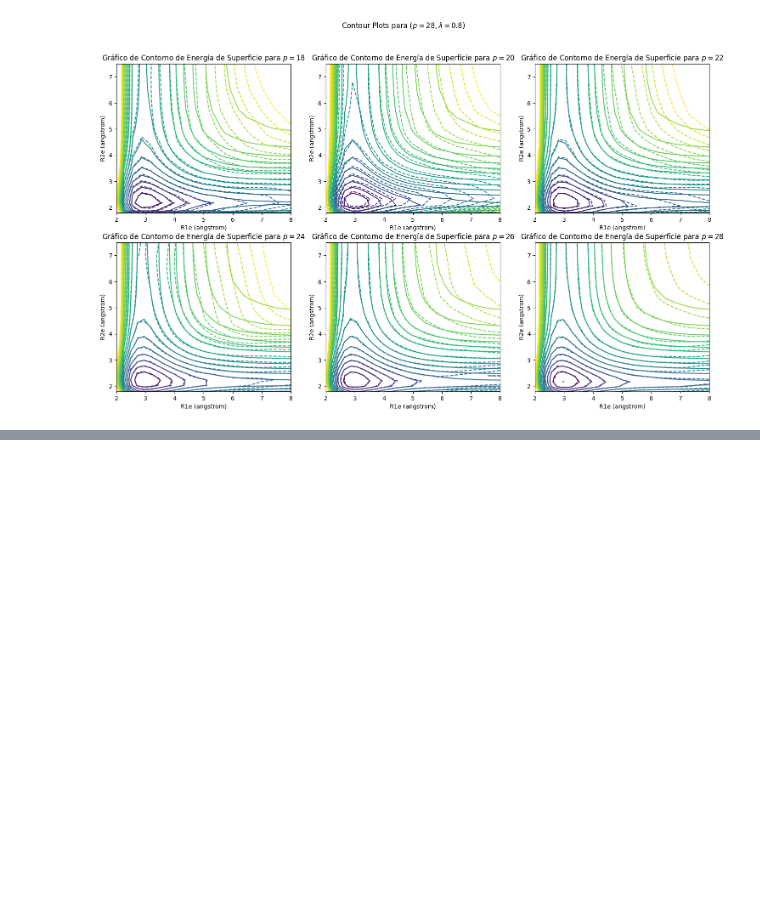
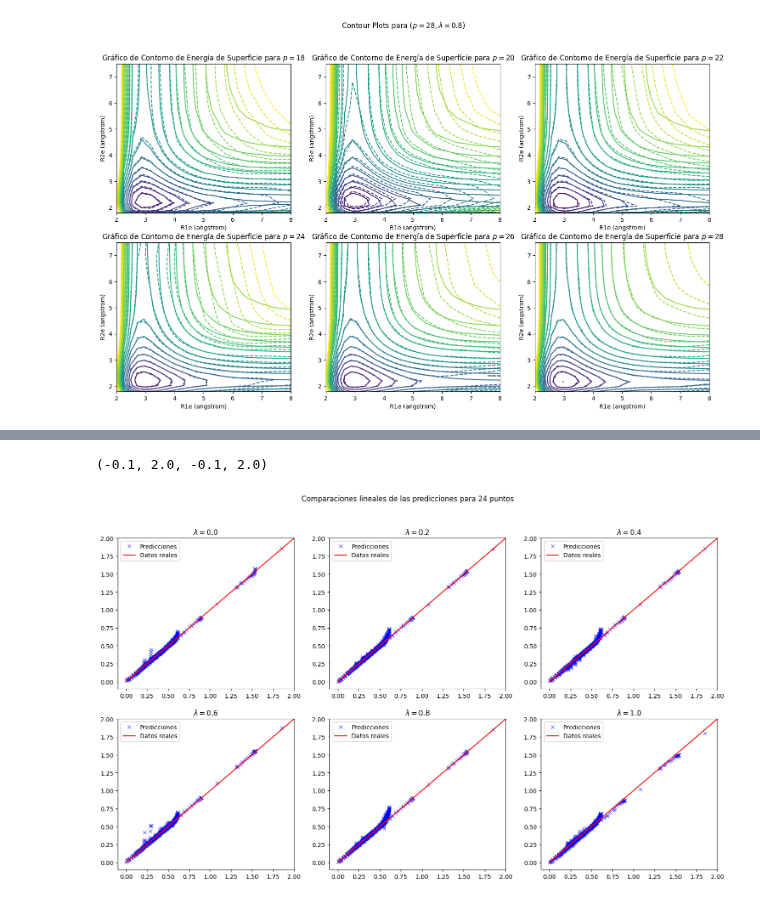
Before and after one commit to AstroDolan/ML-team, a Jupyter notebook: PINN-Thesis/Lambda-Testing/Points/Plot-PINN-Testing.ipynb, the cells around one changed output, grey strips where cells are left out. Saved outputs shown, nothing was run; the diff lists cells and outputs as text; code cells hidden in the pictures; blank space fills up the shorter version.

```diff
--- a/PINN-Thesis/Lambda-Testing/Points/Plot-PINN-Testing.ipynb
+++ b/PINN-Thesis/Lambda-Testing/Points/Plot-PINN-Testing.ipynb
@@ -431,0 +473,44 @@ ax6.axis([-0.1,2,-0.1,2])
+# %%
+l00p24 = np.load('TrainPREDS_Lambda0.0_Pts24.npy')
+l02p24 = np.load('TrainPREDS_Lambda0.2_Pts24.npy')
+l04p24 = np.load('TrainPREDS_Lambda0.4_Pts24.npy')
+l06p24 = np.load('TrainPREDS_Lambda0.6_Pts24.npy')
+l08p24 = np.load('TrainPREDS_Lambda0.8_Pts24.npy')
+l10p24 = np.load('TrainPREDS_Lambda1.0_Pts24.npy')
+
+fig, ((ax1, ax2, ax3), (ax4, ax5, ax6)) = plt.subplots(2,3, figsize=(18, 10))
+fig.suptitle('Comparaciones lineales de las predicciones para 24 puntos')
+
+ax1.plot(l00p24[0,:], l00p24[1,:],'x', label="Predicciones", color='blue', alpha=0.6)
+ax1.plot(l00p24[0,:], l00p24[0,:], color='red', label='Datos reales')
+ax1.legend()
+ax1.set_title("$\lambda=0.0$")
+ax1.axis([-0.1,2,-0.1,2])
+ax2.plot(l02p24[0,:], l02p24[1,:],'x', label="Predicciones", color='blue', alpha=0.6)
+ax2.plot(l02p24[0,:], l02p24[0,:], color='red', label='Datos reales')
+ax2.legend()
+ax2.set_title("$\lambda=0.2$")
+ax2.axis([-0.1,2,-0.1,2])
+ax3.plot(l04p24[0,:], l04p24[1,:],'x', label="Predicciones", color='blue', alpha=0.6)
+ax3.plot(l04p24[0,:], l04p24[0,:], color='red', label='Datos reales')
+ax3.legend()
+ax3.set_title("$\lambda=0.4$")
+ax3.axis([-0.1,2,-0.1,2])
+ax4.plot(l06p24[0,:], l06p24[1,:],'x', label="Predicciones", color='blue', alpha=0.6)
+ax4.plot(l06p24[0,:], l06p24[0,:], color='red', label='Datos reales')
+ax4.legend()
+ax4.set_title("$\lambda=0.6$")
+ax4.axis([-0.1,2,-0.1,2])
+ax5.plot(l08p24[0,:], l08p24[1,:],'x', label="Predicciones", color='blue', alpha=0.6)
+ax5.plot(l08p24[0,:], l08p24[0,:], color='red', label='Datos reales')
+ax5.legend()
+ax5.set_title("$\lambda=0.8$")
+ax5.axis([-0.1,2,-0.1,2])
+ax6.plot(l10p24[0,:], l10p24[1,:],'x', label="Predicciones", color='blue', alpha=0.6)
+ax6.plot(l10p24[0,:], l10p24[0,:], color='red', label='Datos reales')
+ax6.legend()
+ax6.set_title("$\lambda=1.0$")
+ax6.axis([-0.1,2,-0.1,2])
+# %% [output]
+(-0.1, 2.0, -0.1, 2.0)
+[figure, added]
```
Also changed, not shown: parts of 7 cells of this notebook, 11 other files.
